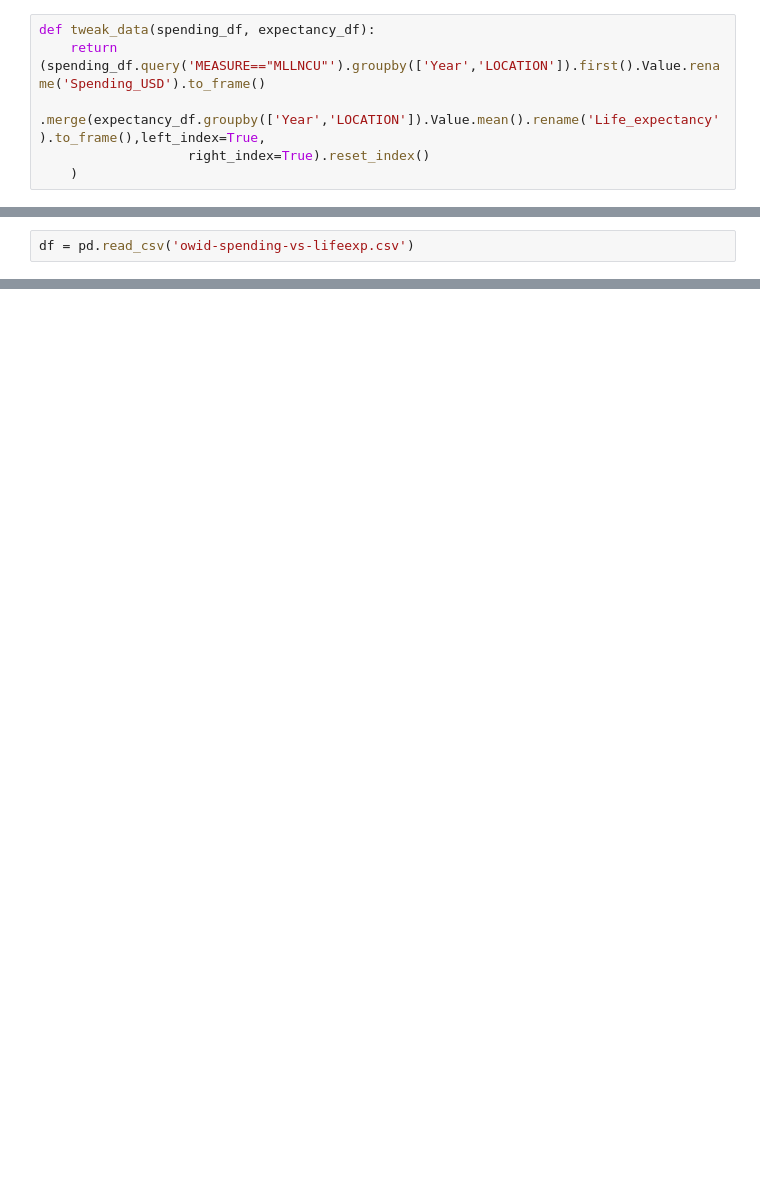
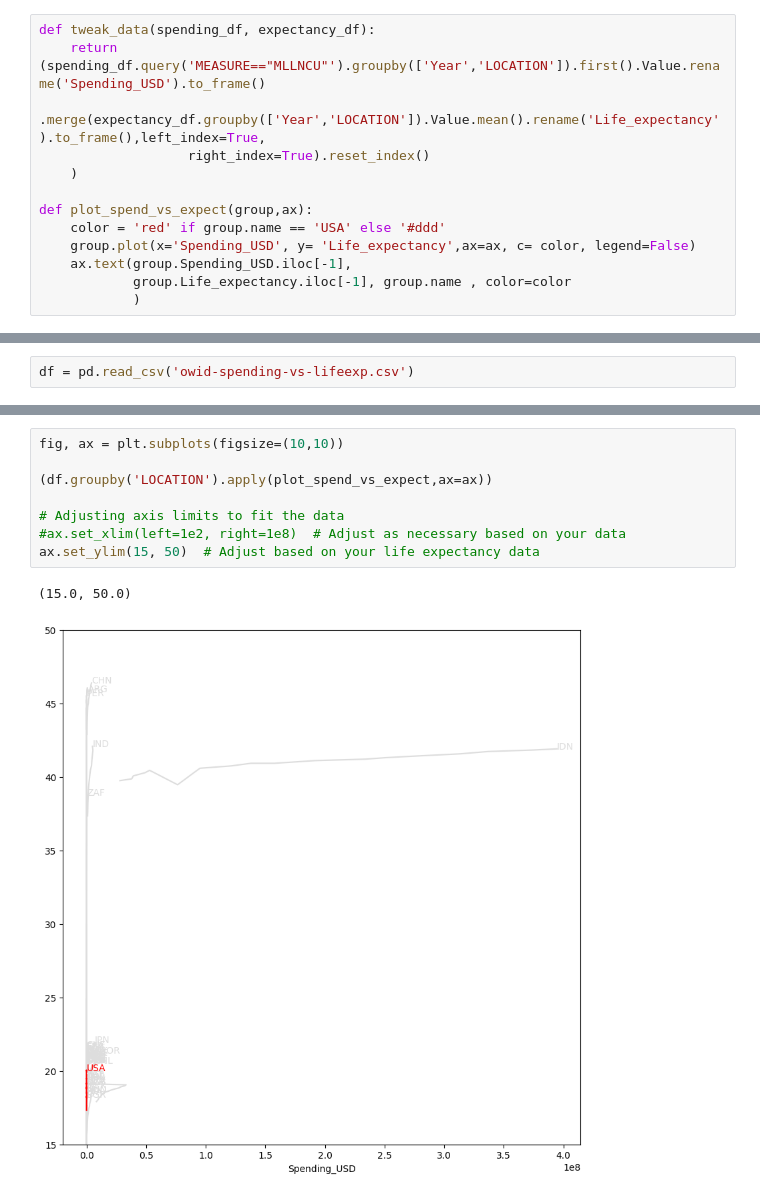
Before and after one commit to isadays/DataVisualization, a Jupyter notebook: Module2/healthydata.ipynb, the cells around one changed output, grey strips where cells are left out. Saved outputs shown, nothing was run; the diff lists cells and outputs as text; blank space fills up the shorter version.

```diff
--- a/Module2/healthydata.ipynb
+++ b/Module2/healthydata.ipynb
@@ -40,6 +40,13 @@ def tweak_data(spending_df, expectancy_df):
             .merge(expectancy_df.groupby(['Year','LOCATION']).Value.mean().rename('Life_expectancy').to_frame(),left_index=True,
                    right_index=True).reset_index()
     )
+
+def plot_spend_vs_expect(group,ax):
+    color = 'red' if group.name == 'USA' else '#ddd'
+    group.plot(x='Spending_USD', y= 'Life_expectancy',ax=ax, c= color, legend=False)
+    ax.text(group.Spending_USD.iloc[-1],
+            group.Life_expectancy.iloc[-1], group.name , color=color
+            )
 # %%
 df= tweak_data(spending_df, expectancy_df)
 # %%
@@ -48,0 +86,11 @@ df = pd.read_csv('owid-spending-vs-lifeexp.csv')
+# %%
+fig, ax = plt.subplots(figsize=(10,10))
+
+(df.groupby('LOCATION').apply(plot_spend_vs_expect,ax=ax))
+
+# Adjusting axis limits to fit the data
+#ax.set_xlim(left=1e2, right=1e8)  # Adjust as necessary based on your data
+ax.set_ylim(15, 50)  # Adjust based on your life expectancy data
+# %% [output]
+(15.0, 50.0)
+[figure, added]
```
Also changed, not shown: parts of 2 cells of this notebook.
